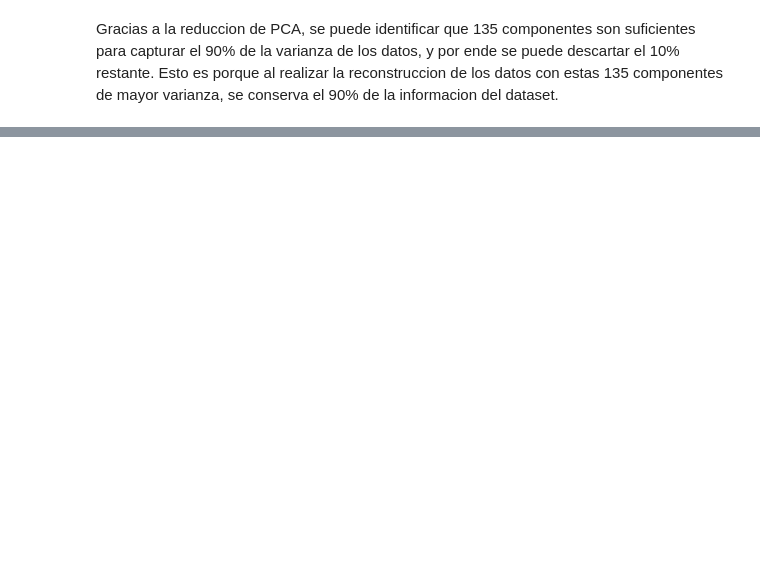
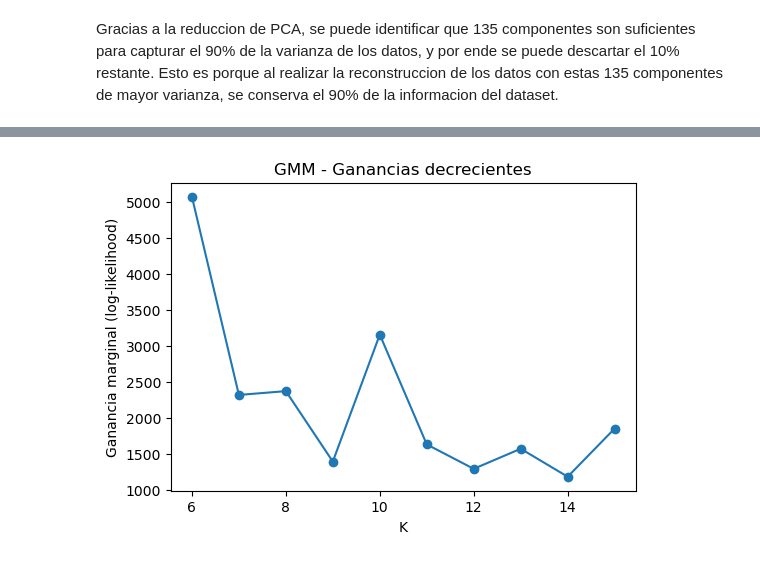
Before and after one commit to sofiyabo/TP4_ML, a Jupyter notebook: Yabo_Sofia_Notebook_TP4.ipynb, the cells around one changed output, grey strips where cells are left out. Saved outputs shown, nothing was run; the diff lists cells and outputs as text; code cells hidden in the pictures; blank space fills up the shorter version.

```diff
--- a/Yabo_Sofia_Notebook_TP4.ipynb
+++ b/Yabo_Sofia_Notebook_TP4.ipynb
@@ -118,0 +240,8 @@ Gracias a la reduccion de PCA, se puede identificar que 135 componentes son sufi
+# %%
+_, X_cluster, _, y_cluster = utls.stratified_split(X_train_pca, y_train, test_size=3000/len(X_train_pca))
+
+resultados_kmeans = {}
+for K in range(5, 16):
+    labels, centroids, inertia = clust.kmeans(X_cluster, K)
+    resultados_kmeans[K] = {"labels": labels, "centroids": centroids, "inertia": inertia}
+    print(f"K={K} | Inertia: {inertia:.2f}")
@@ -118,0 +262,6 @@ Gracias a la reduccion de PCA, se puede identificar que 135 componentes son sufi
+# %%
+resultados_gmm = {}
+for K in range(5, 16):
+    labels, mu, sigma, pi, ll = clust.gmm(X_cluster, K, max_iter=100, tol=1e-4, random_seed=42)
+    resultados_gmm[K] = {"labels": labels, "mu": mu, "sigma": sigma, "pi": pi, "log_likelihood": ll}
+    print(f"K={K} | Log-likelihood: {ll:.2f}")
@@ -118,0 +280,13 @@ Gracias a la reduccion de PCA, se puede identificar que 135 componentes son sufi
+# %%
+ks = list(resultados_gmm.keys())
+lls = [resultados_gmm[k]["log_likelihood"] for k in ks]
+ganancia_marginal_gmm = [lls[i] - lls[i-1] for i in range(1, len(lls))]
+
+plt.figure(figsize=(6, 4))
+plt.plot(ks[1:], ganancia_marginal_gmm, marker='o')
+plt.xlabel("K")
+plt.ylabel("Ganancia marginal (log-likelihood)")
+plt.title("GMM - Ganancias decrecientes")
+plt.show()
+# %% [output]
+[figure, added]
```
Also changed, not shown: parts of 15 cells of this notebook, 4 other files.
